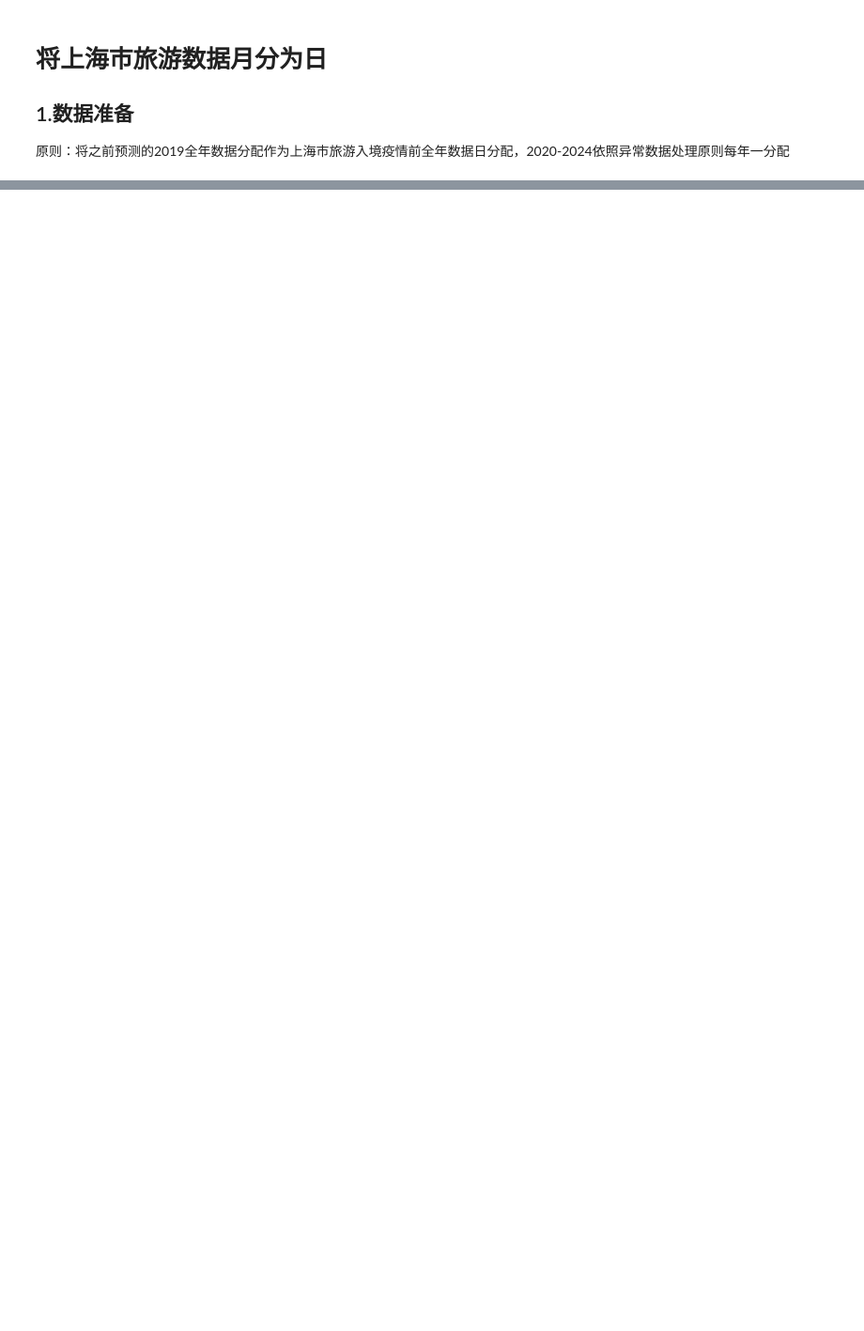
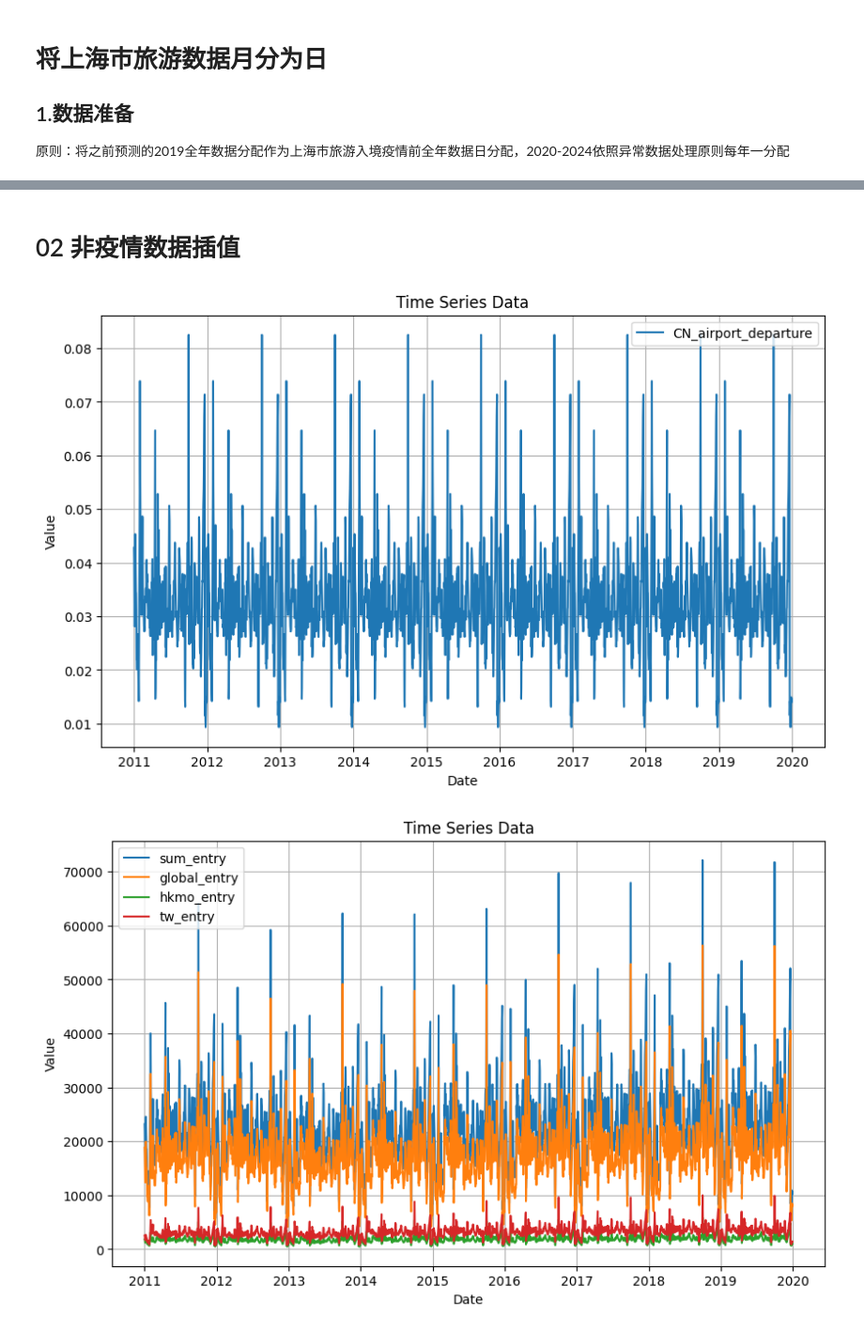
Before and after one commit to jiadol/Travel_Ml, a Jupyter notebook: notebooks/04_interpolation.ipynb, the cells around one changed output, grey strips where cells are left out. Shown: that part at 94% size. Cells and saved outputs as stored; diff of their text form; code cells hidden in the pictures; blank space fills up the shorter version.

```diff
--- a/notebooks/04_interpolation.ipynb
+++ b/notebooks/04_interpolation.ipynb
@@ -53 +59,64 @@ sh_daily_fake = sh_monthly.reindex(full_date_range).ffill()
+# %% [markdown]
+# 02 非疫情数据插值
+# %%
+import pandas as pd
+import numpy as np
+
+
+# 假设df是2019年的每日数据DataFrame，其中有一个列名为'Ratio'
+# 示例数据
+dates_2019 = pd.date_range(start='2019-01-01', end='2019-12-31')
+df_2019 = df['2019-01-01':'2019-12-31']
+
+
+# 生成2011-2019年的每日DataFrame
+years = range(2011, 2020)
+frames = []  # 存储每年DataFrame的列表
+
+for year in years:
+    # 复制2019年数据，更新年份
+    df_temp = df_2019.copy()
+    df_temp.index = df_temp.index.map(lambda x: x.replace(year=year))
+
+    # 处理闰年，添加2月29日
+    if year % 4 == 0 and (year % 100 != 0 or year % 400 == 0):  # 判断闰年
+        feb_28 = df_temp.loc[f'{year}-02-28']
+        # 插入2月29日，比例与前一天相同
+        df_temp = pd.concat([
+            df_temp[:f'{year}-02-28'],
+            pd.DataFrame({'CN_airport_departure': [feb_28['CN_airport_departure']]}, index=[pd.Timestamp(f'{year}-02-29')]), df_temp[f'{year}-02-29':]
+        ])
+
+    frames.append(df_temp)
+
+# 合并所有年份的DataFrame
+result = pd.concat(frames)
+
+data_std = np.std(result.values)
+# 设置噪声标准差为原始数据标准差的5%
+noise_std = 0.3 * data_std
+# 生成高斯噪声
+noise = np.random.normal(0, noise_std, result.shape)
+# 将噪声添加到原始数据
+noisy_data = result + noise
+
+# 计算每个月的总和
+# 初始化一个新的DataFrame来存储每日比例数据
+reg_ratio = pd.DataFrame(index=result.index)
+# 对于df中的每一列，计算每日比例
+for column in result.columns:
+    # 对于每个月，计算该月每一天的值占该月总和的比例
+    reg_ratio[column] = result[column] / result[column].resample('ME').transform('sum')
+
+
+plot_time_series(reg_ratio)
+
+sh_reg_slice = sh_daily_fake['2011-01-01':'2019-12-31']
+sh_daily_regular = sh_reg_slice.multiply(reg_ratio['CN_airport_departure'],axis=0).astype('int')
+
+    # 打印含噪声的数据
+plot_time_series(sh_daily_regular)
+# %% [output]
+[figure, added]
+[figure, added]
 # %% [markdown]
```
Also changed, not shown: parts of 11 cells of this notebook, 1 other file.
